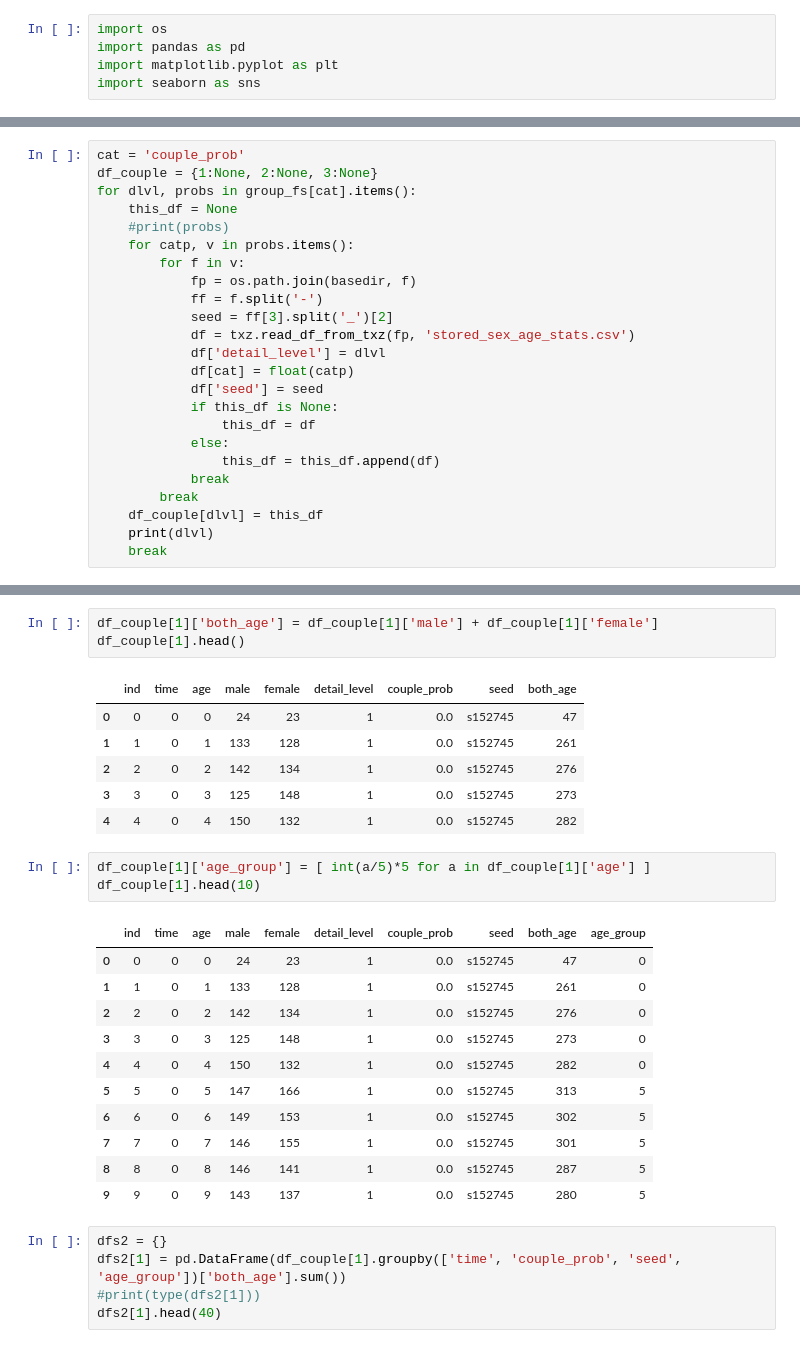
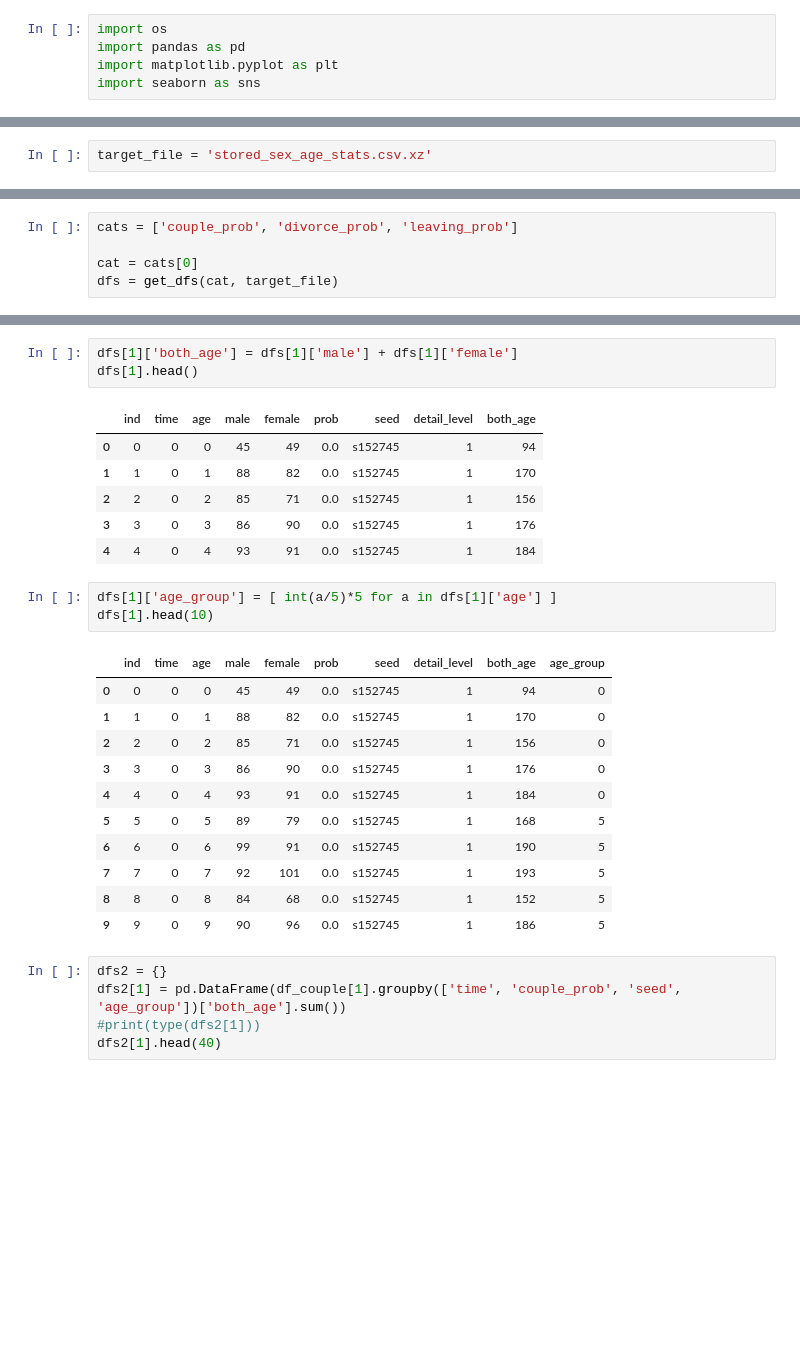
Before and after one commit to ejwillemse/sim-demog-NUK-open, a Jupyter notebook: sandbox/experiment_output/draw_fig_poppy.ipynb, the cells around one changed output, grey strips where cells are left out. Saved outputs shown, nothing was run; the diff lists cells and outputs as text; blank space fills up the shorter version.

```diff
--- a/sandbox/experiment_output/draw_fig_poppy.ipynb
+++ b/sandbox/experiment_output/draw_fig_poppy.ipynb
@@ -43,24 +7,0 @@ dict_keys(['0.0', '0.1', '0.2', '0.3', '0.4', '0.5', '0.6', '0.7', '0.8', '0.9',
-# %%
-cat = 'couple_prob'
-df_couple = {1:None, 2:None, 3:None}
-for dlvl, probs in group_fs[cat].items():
-    this_df = None
-    #print(probs)
-    for catp, v in probs.items():
-        for f in v:
-            fp = os.path.join(basedir, f)
-            ff = f.split('-')
-            seed = ff[3].split('_')[2]
-            df = txz.read_df_from_txz(fp, 'stored_sex_age_stats.csv')
-            df['detail_level'] = dlvl
-            df[cat] = float(catp)
-            df['seed'] = seed
-            if this_df is None:
-                this_df = df
-            else:
-                this_df = this_df.append(df)
-            break
-        break
-    df_couple[dlvl] = this_df
-    print(dlvl)
-    break
@@ -68,0 +14,2 @@ for dlvl, probs in group_fs[cat].items():
+# %%
+target_file = 'stored_sex_age_stats.csv.xz'
@@ -69 +49,6 @@ for dlvl, probs in group_fs[cat].items():
+# %%
+cats = ['couple_prob', 'divorce_prob', 'leaving_prob']
+
+cat = cats[0]
+dfs = get_dfs(cat, target_file)
 # %%
@@ -78,28 +92,28 @@ df_couple[1].head()
 # %%
-df_couple[1]['both_age'] = df_couple[1]['male'] + df_couple[1]['female']
-df_couple[1].head()
+dfs[1]['both_age'] = dfs[1]['male'] + dfs[1]['female']
+dfs[1].head()
 # %% [output]
-|  | ind | time | age | male | female | detail_level | couple_prob | seed | both_age |
-| 0 | 0 | 0 | 0 | 24 | 23 | 1 | 0.0 | s152745 | 47 |
-| 1 | 1 | 0 | 1 | 133 | 128 | 1 | 0.0 | s152745 | 261 |
-| 2 | 2 | 0 | 2 | 142 | 134 | 1 | 0.0 | s152745 | 276 |
-| 3 | 3 | 0 | 3 | 125 | 148 | 1 | 0.0 | s152745 | 273 |
-| 4 | 4 | 0 | 4 | 150 | 132 | 1 | 0.0 | s152745 | 282 |
+|  | ind | time | age | male | female | prob | seed | detail_level | both_age |
+| 0 | 0 | 0 | 0 | 45 | 49 | 0.0 | s152745 | 1 | 94 |
+| 1 | 1 | 0 | 1 | 88 | 82 | 0.0 | s152745 | 1 | 170 |
+| 2 | 2 | 0 | 2 | 85 | 71 | 0.0 | s152745 | 1 | 156 |
+| 3 | 3 | 0 | 3 | 86 | 90 | 0.0 | s152745 | 1 | 176 |
+| 4 | 4 | 0 | 4 | 93 | 91 | 0.0 | s152745 | 1 | 184 |
 # %%
-df_couple[1]['age_group'] = [ int(a/5)*5 for a in df_couple[1]['age'] ]
-df_couple[1].head(10)
+dfs[1]['age_group'] = [ int(a/5)*5 for a in dfs[1]['age'] ]
+dfs[1].head(10)
 # %% [output]
-|  | ind | time | age | male | female | detail_level | couple_prob | seed | both_age | age_group |
-| 0 | 0 | 0 | 0 | 24 | 23 | 1 | 0.0 | s152745 | 47 | 0 |
-| 1 | 1 | 0 | 1 | 133 | 128 | 1 | 0.0 | s152745 | 261 | 0 |
-| 2 | 2 | 0 | 2 | 142 | 134 | 1 | 0.0 | s152745 | 276 | 0 |
-| 3 | 3 | 0 | 3 | 125 | 148 | 1 | 0.0 | s152745 | 273 | 0 |
-| 4 | 4 | 0 | 4 | 150 | 132 | 1 | 0.0 | s152745 | 282 | 0 |
-| 5 | 5 | 0 | 5 | 147 | 166 | 1 | 0.0 | s152745 | 313 | 5 |
-| 6 | 6 | 0 | 6 | 149 | 153 | 1 | 0.0 | s152745 | 302 | 5 |
-| 7 | 7 | 0 | 7 | 146 | 155 | 1 | 0.0 | s152745 | 301 | 5 |
-| 8 | 8 | 0 | 8 | 146 | 141 | 1 | 0.0 | s152745 | 287 | 5 |
-| 9 | 9 | 0 | 9 | 143 | 137 | 1 | 0.0 | s152745 | 280 | 5 |
+|  | ind | time | age | male | female | prob | seed | detail_level | both_age | age_group |
+| 0 | 0 | 0 | 0 | 45 | 49 | 0.0 | s152745 | 1 | 94 | 0 |
+| 1 | 1 | 0 | 1 | 88 | 82 | 0.0 | s152745 | 1 | 170 | 0 |
+| 2 | 2 | 0 | 2 | 85 | 71 | 0.0 | s152745 | 1 | 156 | 0 |
+| 3 | 3 | 0 | 3 | 86 | 90 | 0.0 | s152745 | 1 | 176 | 0 |
+| 4 | 4 | 0 | 4 | 93 | 91 | 0.0 | s152745 | 1 | 184 | 0 |
+| 5 | 5 | 0 | 5 | 89 | 79 | 0.0 | s152745 | 1 | 168 | 5 |
+| 6 | 6 | 0 | 6 | 99 | 91 | 0.0 | s152745 | 1 | 190 | 5 |
+| 7 | 7 | 0 | 7 | 92 | 101 | 0.0 | s152745 | 1 | 193 | 5 |
+| 8 | 8 | 0 | 8 | 84 | 68 | 0.0 | s152745 | 1 | 152 | 5 |
+| 9 | 9 | 0 | 9 | 90 | 96 | 0.0 | s152745 | 1 | 186 | 5 |
 # %%
 dfs2 = {}
 dfs2[1] = pd.DataFrame(df_couple[1].groupby(['time', 'couple_prob', 'seed', 'age_group'])['both_age'].sum())
```
Also changed, not shown: parts of 13 cells of this notebook, 2 other files.
